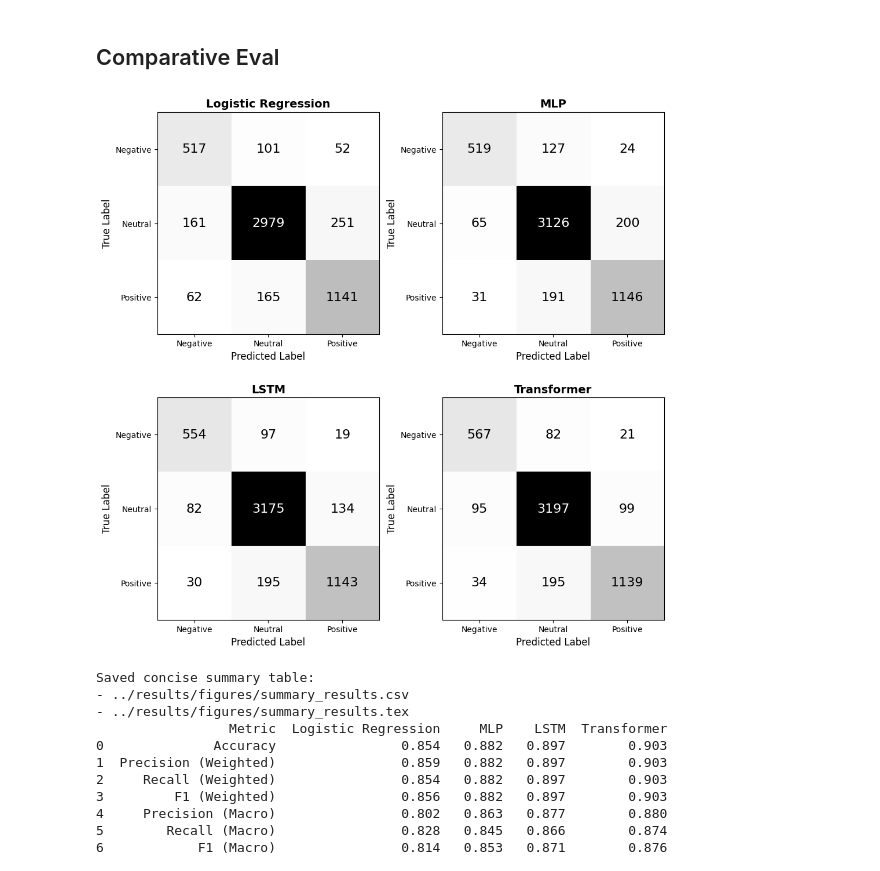
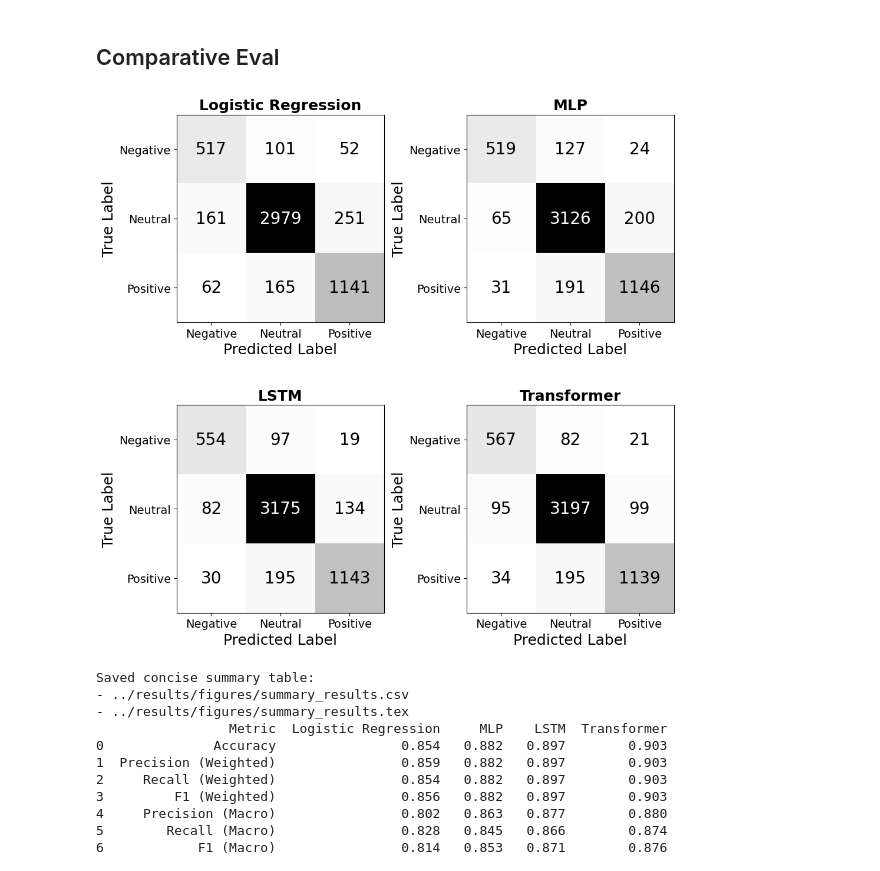
Before and after one commit to JoshLG18/SentimentAnalysis, a Jupyter notebook: src/analysis.ipynb, the cells around one changed output. Drawn from its saved outputs; the diff is of its cells as text; code cells hidden in the pictures.

```diff
--- a/src/analysis.ipynb
+++ b/src/analysis.ipynb
@@ -339,41 +339,43 @@ MLP_conf_matrix = ConfusionMatrixDisplay(MLP_confusion_matrix, display_labels=['
 LSTM_conf_matrix = ConfusionMatrixDisplay(LSTM_confusion_matrix, display_labels=['Negative', 'Neutral', 'Positive'])
 Transformer_conf_matrix = ConfusionMatrixDisplay(Transformer_confusion_matrix, display_labels=['Negative', 'Neutral', 'Positive'])
 
 # Create 2x2 layout
 fig, axes = plt.subplots(2, 2, figsize=(10, 10))
 
 # Plot each confusion matrix in greyscale
 LR_conf_matrix.plot(ax=axes[0, 0], cmap='Greys', colorbar=False)
 MLP_conf_matrix.plot(ax=axes[0, 1], cmap='Greys', colorbar=False)
 LSTM_conf_matrix.plot(ax=axes[1, 0], cmap='Greys', colorbar=False)
 Transformer_conf_matrix.plot(ax=axes[1, 1], cmap='Greys', colorbar=False)
 
 # Add titles
-axes[0, 0].set_title("Logistic Regression", fontsize=14, weight='bold')
-axes[0, 1].set_title("MLP", fontsize=14, weight='bold')
-axes[1, 0].set_title("LSTM", fontsize=14, weight='bold')
-axes[1, 1].set_title("Transformer", fontsize=14, weight='bold')
+axes[0, 0].set_title("Logistic Regression", fontsize=18, weight='bold')
+axes[0, 1].set_title("MLP", fontsize=18, weight='bold')
+axes[1, 0].set_title("LSTM", fontsize=18, weight='bold')
+axes[1, 1].set_title("Transformer", fontsize=18, weight='bold')
 
 # Remove redundant axis labels
 for ax in axes.flat:
-    ax.set_xlabel('Predicted Label', fontsize=12)
-    ax.set_ylabel('True Label', fontsize=12)
+    ax.set_xlabel('Predicted Label', fontsize=18)
+    ax.set_ylabel('True Label', fontsize=18)
+    ax.tick_params(axis='both', which='major', labelsize=14)
     ax.grid(False)
     for spine in ax.spines.values():
         spine.set_edgecolor('black')
 
+# Adjust font size of text in confusion matrices
 for ax in axes.flat:
     for text in ax.texts:
-        text.set_fontsize(16)  # Increase or decrease as you wish
+        text.set_fontsize(20)
 
 plt.tight_layout()
 plt.savefig("../results/figures/confusion_matrices.png", bbox_inches='tight')
 plt.savefig("../results/figures/confusion_matrices.pdf", bbox_inches='tight')
 
 
 plt.show()
 # %% [output]
-[figure, old version]
+[figure, new version]
 # %%
 import pandas as pd
 import numpy as np
```
Also changed, not shown: parts of 2 cells of this notebook, 21 other files.
